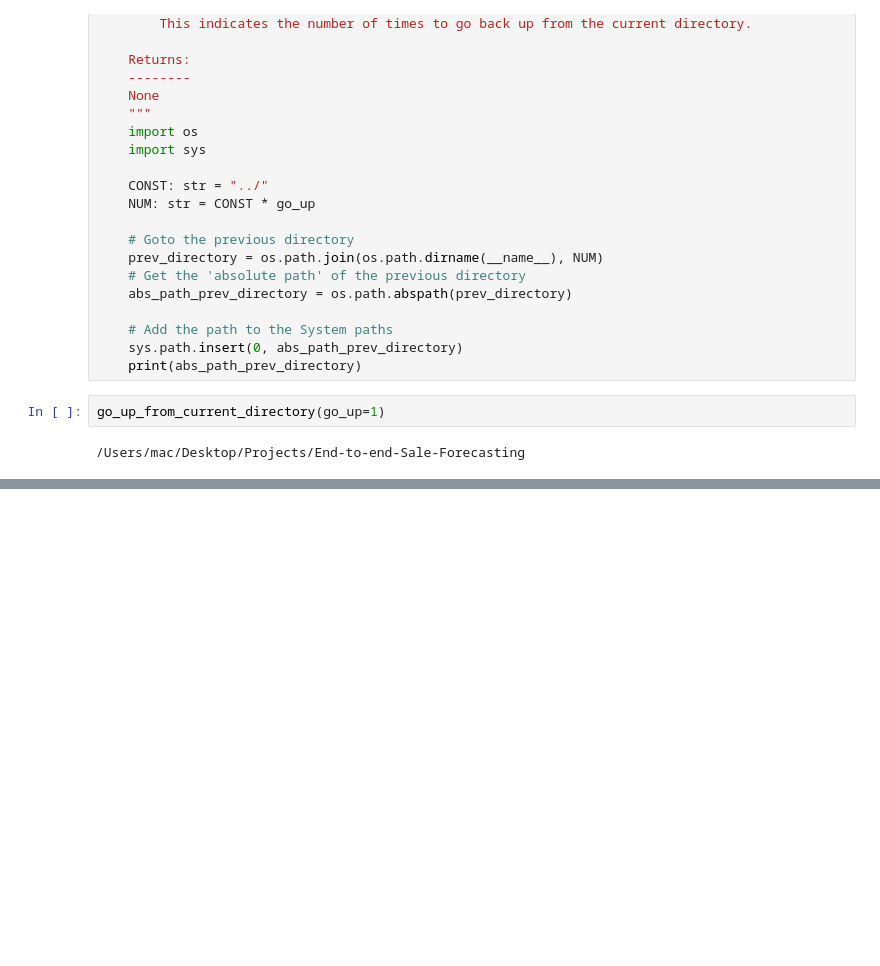
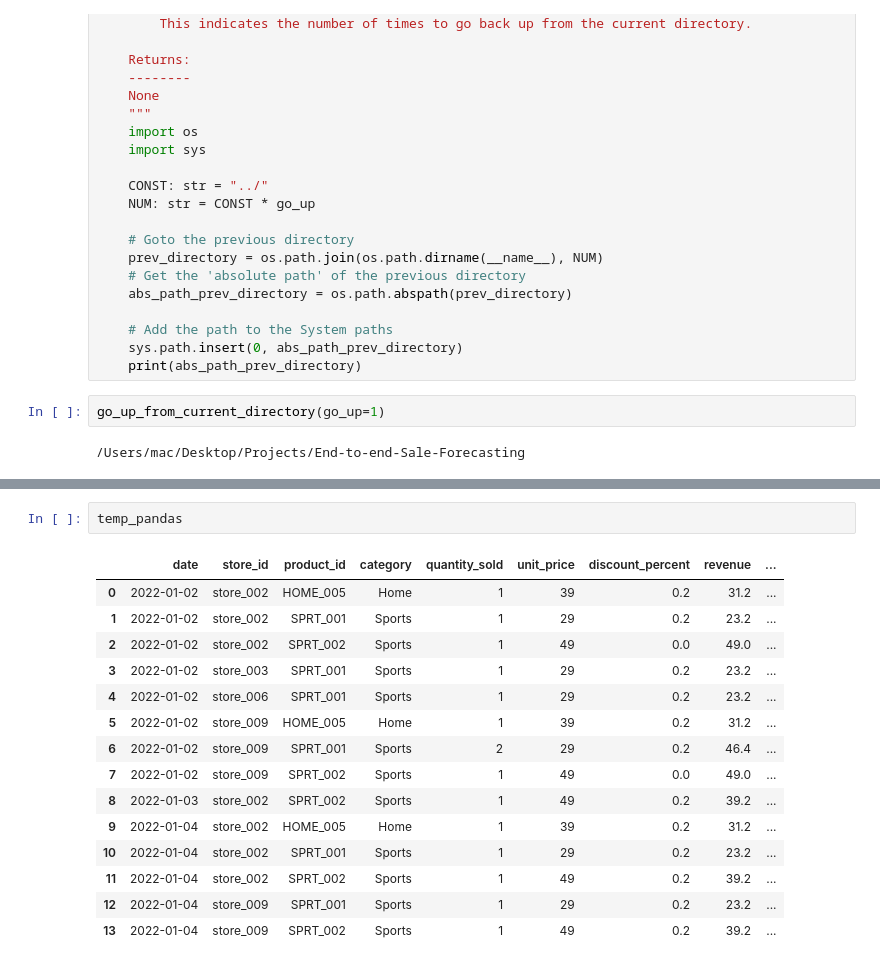
Before and after one commit to chineidu/End-to-end-Sale-Forecasting, a Jupyter notebook: notebooks/01-lab.ipynb, the cells around one changed output, grey strips where cells are left out. Saved outputs shown, nothing was run; the diff lists cells and outputs as text; blank space fills up the shorter version.

```diff
--- a/notebooks/01-lab.ipynb
+++ b/notebooks/01-lab.ipynb
@@ -123,0 +179,18 @@ pd.read_parquet(output_dict["sales"][0])
+# %%
+temp_pandas
+# %% [output]
+|  | date | store_id | product_id | category | quantity_sold | unit_price | discount_percent | revenue | ... |
+| 0 | 2022-01-02 | store_002 | HOME_005 | Home | 1 | 39 | 0.2 | 31.2 | ... |
+| 1 | 2022-01-02 | store_002 | SPRT_001 | Sports | 1 | 29 | 0.2 | 23.2 | ... |
+| 2 | 2022-01-02 | store_002 | SPRT_002 | Sports | 1 | 49 | 0.0 | 49.0 | ... |
+| 3 | 2022-01-02 | store_003 | SPRT_001 | Sports | 1 | 29 | 0.2 | 23.2 | ... |
+| 4 | 2022-01-02 | store_006 | SPRT_001 | Sports | 1 | 29 | 0.2 | 23.2 | ... |
+| 5 | 2022-01-02 | store_009 | HOME_005 | Home | 1 | 39 | 0.2 | 31.2 | ... |
+| 6 | 2022-01-02 | store_009 | SPRT_001 | Sports | 2 | 29 | 0.2 | 46.4 | ... |
+| 7 | 2022-01-02 | store_009 | SPRT_002 | Sports | 1 | 49 | 0.0 | 49.0 | ... |
+| 8 | 2022-01-03 | store_002 | SPRT_002 | Sports | 1 | 49 | 0.2 | 39.2 | ... |
+| 9 | 2022-01-04 | store_002 | HOME_005 | Home | 1 | 39 | 0.2 | 31.2 | ... |
+| 10 | 2022-01-04 | store_002 | SPRT_001 | Sports | 1 | 29 | 0.2 | 23.2 | ... |
+| 11 | 2022-01-04 | store_002 | SPRT_002 | Sports | 1 | 49 | 0.2 | 39.2 | ... |
+| 12 | 2022-01-04 | store_009 | SPRT_001 | Sports | 1 | 29 | 0.2 | 23.2 | ... |
+| 13 | 2022-01-04 | store_009 | SPRT_002 | Sports | 1 | 49 | 0.2 | 39.2 | ... |
```
Also changed, not shown: parts of 13 cells of this notebook, 6 other files.
